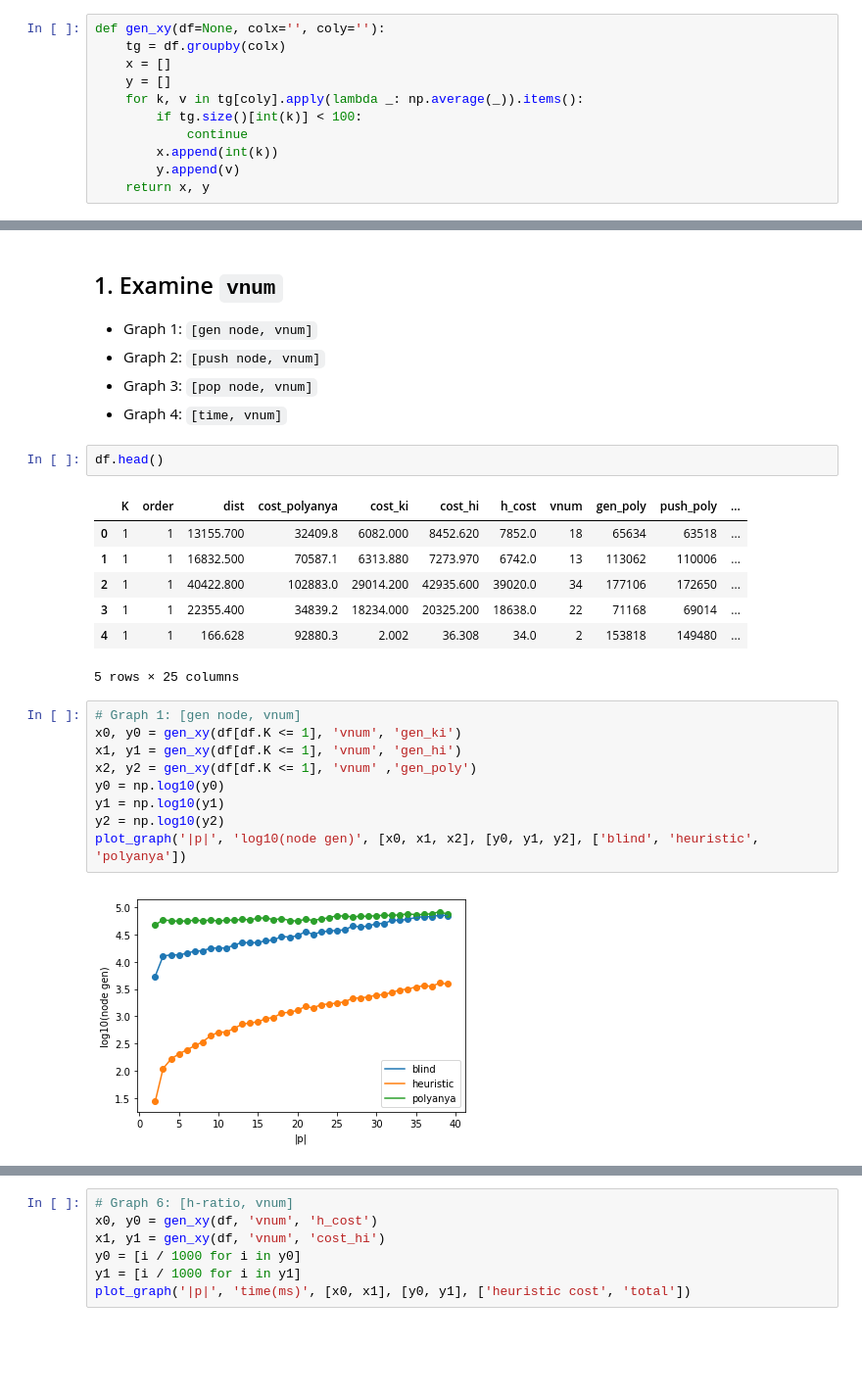
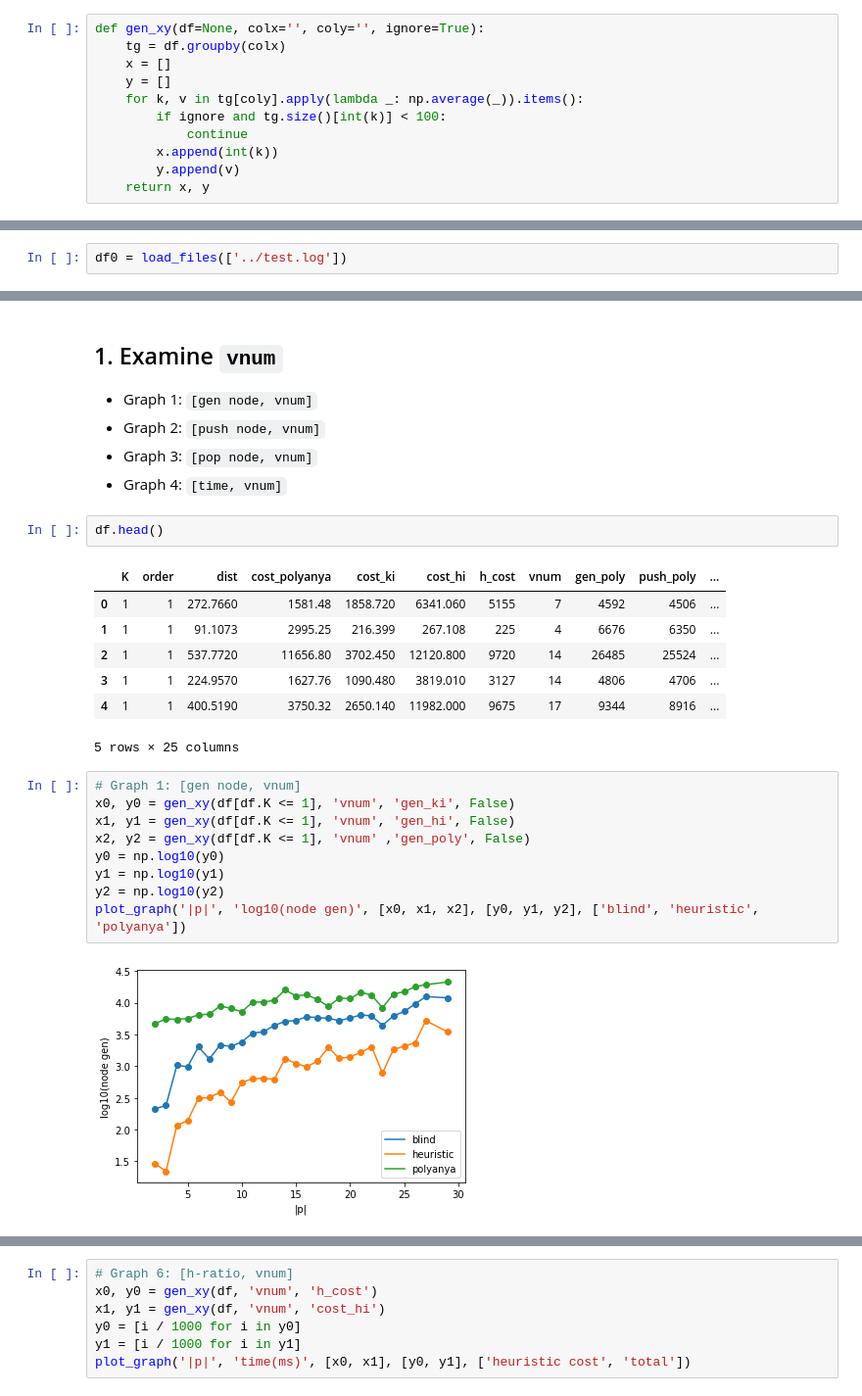
Before and after one commit to eggeek/Nav-Mesh-OkNN, a Jupyter notebook: analysis/Analysis.ipynb, the cells around one changed output, grey strips where cells are left out. Shown at 98% size. Drawn from its saved outputs; the diff is of its cells as text; blank space fills up the shorter version.

```diff
--- a/analysis/Analysis.ipynb
+++ b/analysis/Analysis.ipynb
@@ -20,12 +20,12 @@ def load_files(paths):
     res = pd.concat(frames)
     return res
 # %%
-def gen_xy(df=None, colx='', coly=''):
+def gen_xy(df=None, colx='', coly='', ignore=True):
     tg = df.groupby(colx)
     x = []
     y = []
     for k, v in tg[coly].apply(lambda _: np.average(_)).items():
-        if tg.size()[int(k)] < 100:
+        if ignore and tg.size()[int(k)] < 100:
             continue
         x.append(int(k))
         y.append(v)
@@ -161,6 +161,8 @@ df0.head()
 | 3 | 5 | 5 | 67592.2 | 34187.4 | 117430.0 | 185898.0 | 160625.0 | 27 | 68741 | 66691 | ... |
 | 4 | 5 | 5 | 58869.4 | 29415.4 | 105308.0 | 116583.0 | 101126.0 | 52 | 68100 | 66109 | ... |
 5 rows × 25 columns
+# %%
+df0 = load_files(['../test.log'])
 # %%
 df = df0[(df0.K <= 1) & (df0.K == df0.order)]
 # %%
@@ -178,22 +180,22 @@ df = df0[(df0.K <= 1) & (df0.K == df0.order)]
 df.head()
 # %% [output]
 |  | K | order | dist | cost_polyanya | cost_ki | cost_hi | h_cost | vnum | gen_poly | push_poly | ... |
-| 0 | 1 | 1 | 13155.700 | 32409.8 | 6082.000 | 8452.620 | 7852.0 | 18 | 65634 | 63518 | ... |
-| 1 | 1 | 1 | 16832.500 | 70587.1 | 6313.880 | 7273.970 | 6742.0 | 13 | 113062 | 110006 | ... |
-| 2 | 1 | 1 | 40422.800 | 102883.0 | 29014.200 | 42935.600 | 39020.0 | 34 | 177106 | 172650 | ... |
-| 3 | 1 | 1 | 22355.400 | 34839.2 | 18234.000 | 20325.200 | 18638.0 | 22 | 71168 | 69014 | ... |
-| 4 | 1 | 1 | 166.628 | 92880.3 | 2.002 | 36.308 | 34.0 | 2 | 153818 | 149480 | ... |
+| 0 | 1 | 1 | 272.7660 | 1581.48 | 1858.720 | 6341.060 | 5155 | 7 | 4592 | 4506 | ... |
+| 1 | 1 | 1 | 91.1073 | 2995.25 | 216.399 | 267.108 | 225 | 4 | 6676 | 6350 | ... |
+| 2 | 1 | 1 | 537.7720 | 11656.80 | 3702.450 | 12120.800 | 9720 | 14 | 26485 | 25524 | ... |
+| 3 | 1 | 1 | 224.9570 | 1627.76 | 1090.480 | 3819.010 | 3127 | 14 | 4806 | 4706 | ... |
+| 4 | 1 | 1 | 400.5190 | 3750.32 | 2650.140 | 11982.000 | 9675 | 17 | 9344 | 8916 | ... |
 5 rows × 25 columns
 # %%
 # Graph 1: [gen node, vnum]
-x0, y0 = gen_xy(df[df.K <= 1], 'vnum', 'gen_ki')
-x1, y1 = gen_xy(df[df.K <= 1], 'vnum', 'gen_hi')
-x2, y2 = gen_xy(df[df.K <= 1], 'vnum' ,'gen_poly')
+x0, y0 = gen_xy(df[df.K <= 1], 'vnum', 'gen_ki', False)
+x1, y1 = gen_xy(df[df.K <= 1], 'vnum', 'gen_hi', False)
+x2, y2 = gen_xy(df[df.K <= 1], 'vnum' ,'gen_poly', False)
 y0 = np.log10(y0)
 y1 = np.log10(y1)
 y2 = np.log10(y2)
 plot_graph('|p|', 'log10(node gen)', [x0, x1, x2], [y0, y1, y2], ['blind', 'heuristic', 'polyanya'])
 # %% [output]
-[figure, old version]
+[figure, new version]
 # %%
 # Graph 2: [push node, vnum]
```
Also changed, not shown: parts of 5 cells of this notebook, 4 other files.
